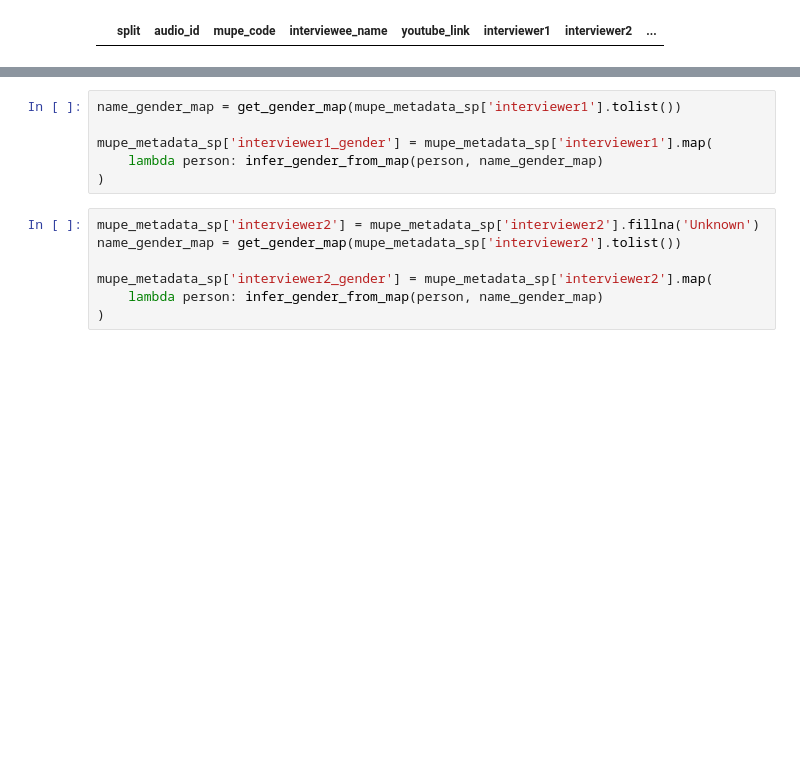
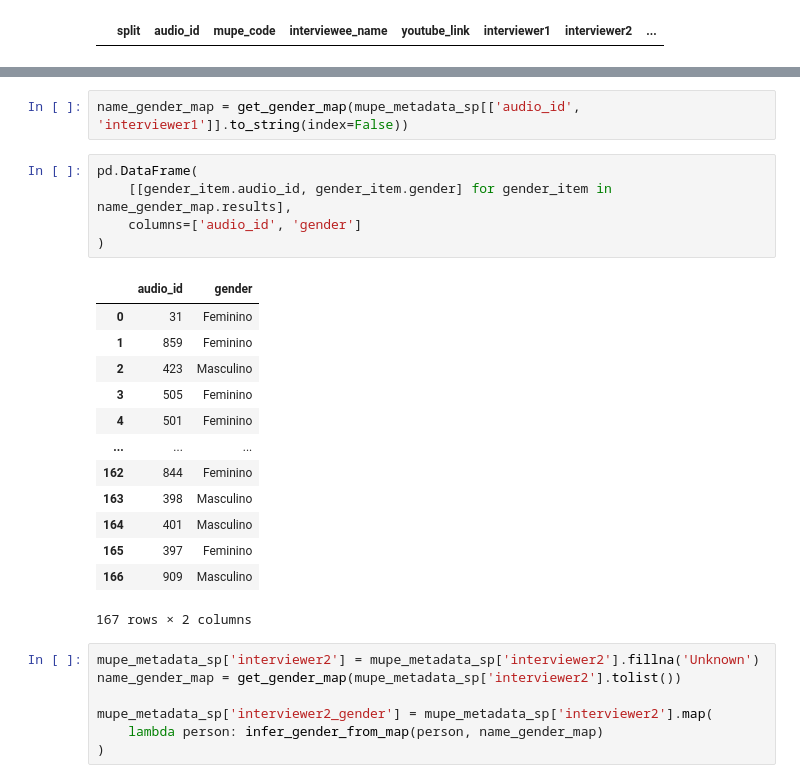
Before and after one commit to antonioMoreira/my-masters-degree, a Jupyter notebook: notebooks/mupe-dataset.ipynb, the cells around one changed output, grey strips where cells are left out. Saved outputs shown, nothing was run; the diff lists cells and outputs as text; blank space fills up the shorter version.

```diff
--- a/notebooks/mupe-dataset.ipynb
+++ b/notebooks/mupe-dataset.ipynb
@@ -204,11 +261,26 @@ def infer_gender_from_map(name: str, gender_map: dict):
 #     lambda person: infer_gender_from_map(person, name_gender_map)
 # )
 # %%
-name_gender_map = get_gender_map(mupe_metadata_sp['interviewer1'].tolist())
-
-mupe_metadata_sp['interviewer1_gender'] = mupe_metadata_sp['interviewer1'].map(
-    lambda person: infer_gender_from_map(person, name_gender_map)
-)
+name_gender_map = get_gender_map(mupe_metadata_sp[['audio_id', 'interviewer1']].to_string(index=False))
+# %%
+pd.DataFrame(
+    [[gender_item.audio_id, gender_item.gender] for gender_item in name_gender_map.results],
+    columns=['audio_id', 'gender']
+)
+# %% [output]
+|  | audio_id | gender |
+| 0 | 31 | Feminino |
+| 1 | 859 | Feminino |
+| 2 | 423 | Masculino |
+| 3 | 505 | Feminino |
+| 4 | 501 | Feminino |
+| ... | ... | ... |
+| 162 | 844 | Feminino |
+| 163 | 398 | Masculino |
+| 164 | 401 | Masculino |
+| 165 | 397 | Feminino |
+| 166 | 909 | Masculino |
+167 rows × 2 columns
 # %%
 mupe_metadata_sp['interviewer2'] = mupe_metadata_sp['interviewer2'].fillna('Unknown')
 name_gender_map = get_gender_map(mupe_metadata_sp['interviewer2'].tolist())
```
Also changed, not shown: parts of 10 cells of this notebook, 4 other files.
